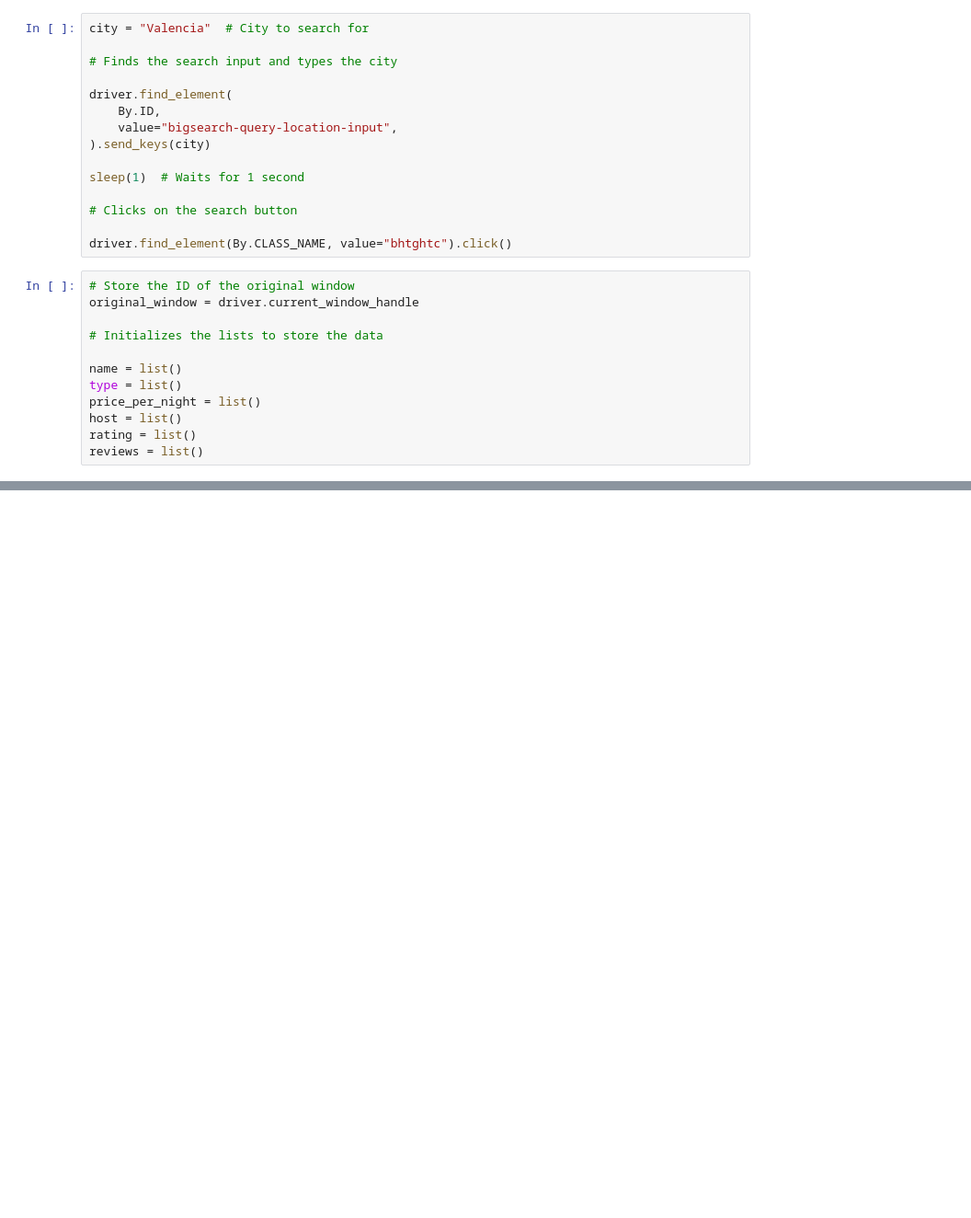
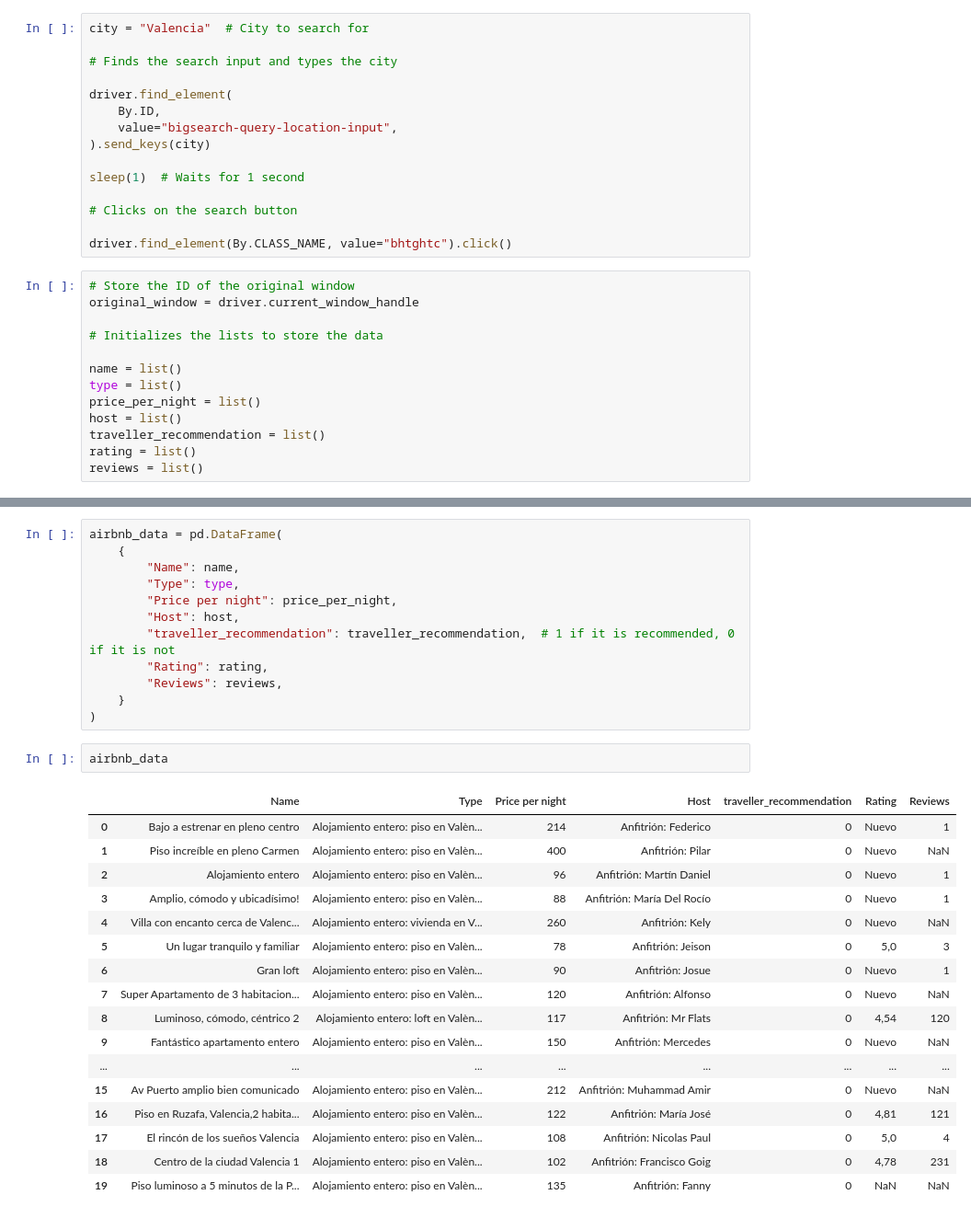
Before and after one commit to luiscarlop/HB_first_project_group_2, a Jupyter notebook: porject_alpha.ipynb, the cells around one changed output, grey strips where cells are left out. Shown at 92% size. Cells and saved outputs as stored; diff of their text form; blank space fills up the shorter version.

```diff
--- a/porject_alpha.ipynb
+++ b/porject_alpha.ipynb
@@ -57,5 +57,6 @@ name = list()
 type = list()
 price_per_night = list()
 host = list()
+traveller_recommendation = list()
 rating = list()
 reviews = list()
@@ -61,0 +310,32 @@ reviews = list()
+# %%
+airbnb_data = pd.DataFrame(
+    {
+        "Name": name,
+        "Type": type,
+        "Price per night": price_per_night,
+        "Host": host,
+        "traveller_recommendation": traveller_recommendation,  # 1 if it is recommended, 0 if it is not
+        "Rating": rating,
+        "Reviews": reviews,
+    }
+)
+# %%
+airbnb_data
+# %% [output]
+|  | Name | Type | Price per night | Host | traveller_recommendation | Rating | Reviews |
+| 0 | Bajo a estrenar en pleno centro | Alojamiento entero: piso en Valèn... | 214 | Anfitrión: Federico | 0 | Nuevo | 1 |
+| 1 | Piso increíble en pleno Carmen | Alojamiento entero: piso en Valèn... | 400 | Anfitrión: Pilar | 0 | Nuevo | NaN |
+| 2 | Alojamiento entero | Alojamiento entero: piso en Valèn... | 96 | Anfitrión: Martín Daniel | 0 | Nuevo | 1 |
+| 3 | Amplio, cómodo y ubicadísimo! | Alojamiento entero: piso en Valèn... | 88 | Anfitrión: María Del Rocío | 0 | Nuevo | 1 |
+| 4 | Villa con encanto cerca de Valenc... | Alojamiento entero: vivienda en V... | 260 | Anfitrión: Kely | 0 | Nuevo | NaN |
+| 5 | Un lugar tranquilo y familiar | Alojamiento entero: piso en Valèn... | 78 | Anfitrión: Jeison | 0 | 5,0 | 3 |
+| 6 | Gran loft | Alojamiento entero: piso en Valèn... | 90 | Anfitrión: Josue | 0 | Nuevo | 1 |
+| 7 | Super Apartamento de 3 habitacion... | Alojamiento entero: piso en Valèn... | 120 | Anfitrión: Alfonso | 0 | Nuevo | NaN |
+| 8 | Luminoso, cómodo, céntrico 2 | Alojamiento entero: loft en Valèn... | 117 | Anfitrión: Mr Flats | 0 | 4,54 | 120 |
+| 9 | Fantástico apartamento entero | Alojamiento entero: piso en Valèn... | 150 | Anfitrión: Mercedes | 0 | Nuevo | NaN |
+| ... | ... | ... | ... | ... | ... | ... | ... |
+| 15 | Av Puerto amplio bien comunicado | Alojamiento entero: piso en Valèn... | 212 | Anfitrión: Muhammad Amir | 0 | Nuevo | NaN |
+| 16 | Piso en Ruzafa, Valencia,2 habita... | Alojamiento entero: piso en Valèn... | 122 | Anfitrión: María José | 0 | 4,81 | 121 |
+| 17 | El rincón de los sueños Valencia | Alojamiento entero: piso en Valèn... | 108 | Anfitrión: Nicolas Paul | 0 | 5,0 | 4 |
+| 18 | Centro de la ciudad Valencia 1 | Alojamiento entero: piso en Valèn... | 102 | Anfitrión: Francisco Goig | 0 | 4,78 | 231 |
+| 19 | Piso luminoso a 5 minutos de la P... | Alojamiento entero: piso en Valèn... | 135 | Anfitrión: Fanny | 0 | NaN | NaN |
```
Also changed, not shown: parts of 10 cells of this notebook.
